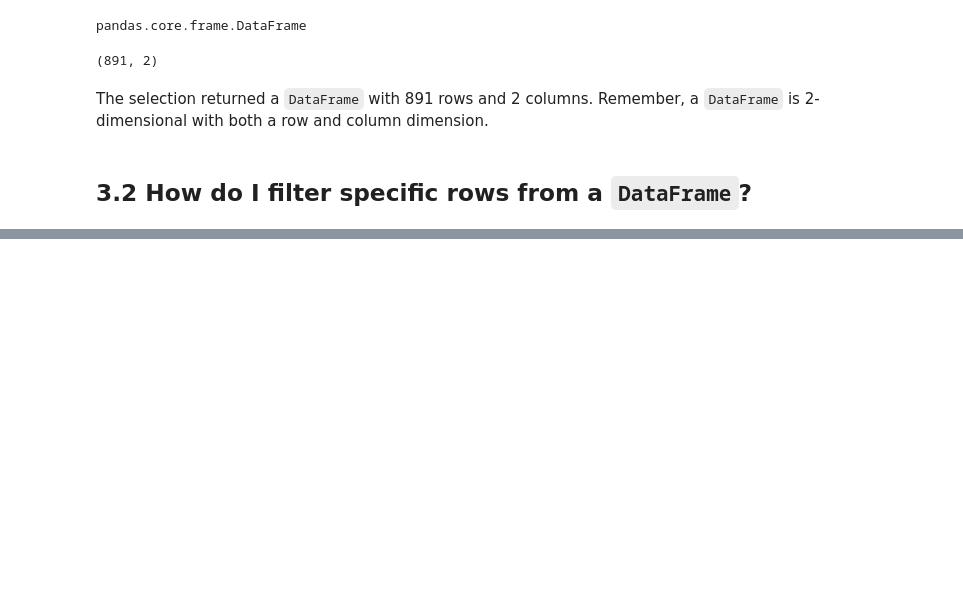
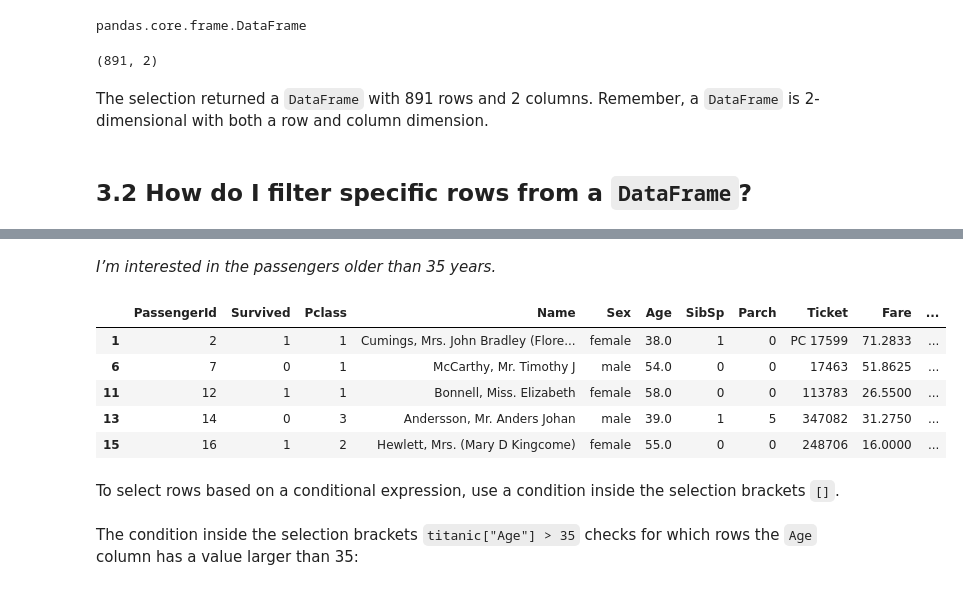
Before and after one commit to AsfariaChowdhury/LearningAI, a Jupyter notebook: Asfaria_PandasDocumentation.ipynb, the cells around one changed output, grey strips where cells are left out. Saved outputs shown, nothing was run; the diff lists cells and outputs as text; code cells hidden in the pictures; blank space fills up the shorter version.

Commit message:
Updated Pandas Documentation Learning
https://github.com/AsfariaChowdhury/LearningAI/issues/4#issuecomment-1689906337

```diff
--- a/Asfaria_PandasDocumentation.ipynb
+++ b/Asfaria_PandasDocumentation.ipynb
@@ -254,0 +257,2 @@ The selection returned a `DataFrame` with 891 rows and 2 columns. Remember, a `D
+# %%
+titanic = pd.read_csv("https://raw.githubusercontent.com/pandas-dev/pandas/main/doc/data/titanic.csv")
@@ -254,0 +268,17 @@ The selection returned a `DataFrame` with 891 rows and 2 columns. Remember, a `D
+# %% [markdown]
+*I’m interested in the passengers older than 35 years.*
+# %%
+above_35 = titanic[titanic["Age"]>35]
+
+above_35.head()
+# %% [output]
+|  | PassengerId | Survived | Pclass | Name | Sex | Age | SibSp | Parch | Ticket | Fare | ... |
+| 1 | 2 | 1 | 1 | Cumings, Mrs. John Bradley (Flore... | female | 38.0 | 1 | 0 | PC 17599 | 71.2833 | ... |
+| 6 | 7 | 0 | 1 | McCarthy, Mr. Timothy J | male | 54.0 | 0 | 0 | 17463 | 51.8625 | ... |
+| 11 | 12 | 1 | 1 | Bonnell, Miss. Elizabeth | female | 58.0 | 0 | 0 | 113783 | 26.5500 | ... |
+| 13 | 14 | 0 | 3 | Andersson, Mr. Anders Johan | male | 39.0 | 1 | 5 | 347082 | 31.2750 | ... |
+| 15 | 16 | 1 | 2 | Hewlett, Mrs. (Mary D Kingcome) | female | 55.0 | 0 | 0 | 248706 | 16.0000 | ... |
+# %% [markdown]
+To select rows based on a conditional expression, use a condition inside the selection brackets `[]`.
+# %% [markdown]
+The condition inside the selection brackets `titanic["Age"] > 35` checks for which rows the `Age` column has a value larger than 35:
```
Also changed, not shown: parts of 14 cells of this notebook.
